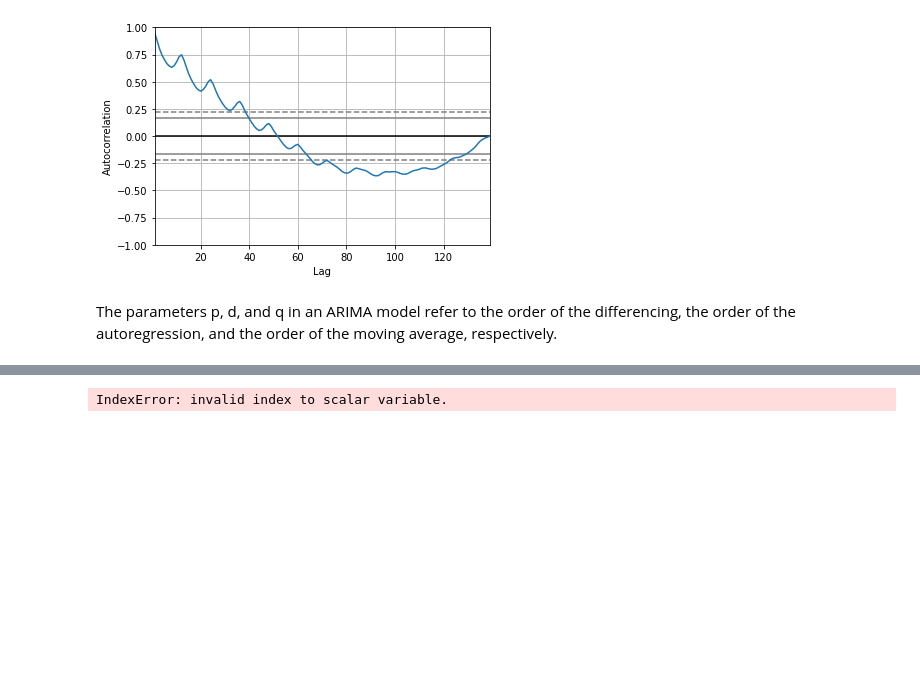
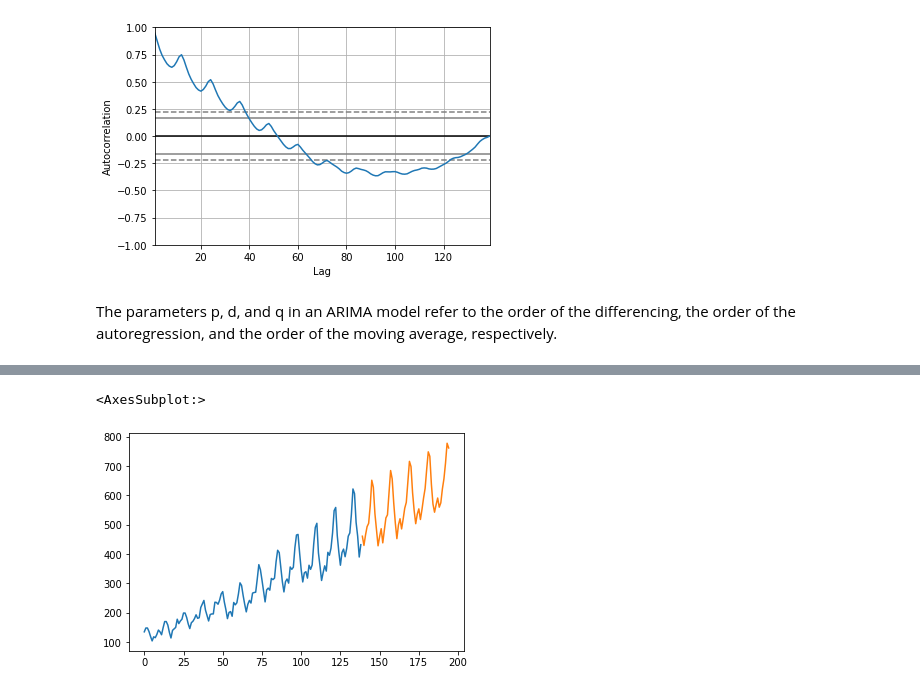
Before and after one commit to Olwar/sales-prediction-ex, a Jupyter notebook: sales_pred.ipynb, the cells around one changed output, grey strips where cells are left out. Cells and saved outputs as stored; diff of their text form; code cells hidden in the pictures; blank space fills up the shorter version.

```diff
--- a/sales_pred.ipynb
+++ b/sales_pred.ipynb
@@ -229,4 +229,4 @@ model = ARIMA(df.sales, order=(40,1,10))
 model_fit = model.fit()
 
 # predict the sales
-y_pred = model_fit.forecast(steps=len(y_test))[0]
+y_pred = model_fit.forecast(steps=len(y_test)*2)
@@ -233,18 +253,19 @@ y_pred = model_fit.forecast(steps=len(y_test))[0]
 # %%
 # calculate the number of days ahead
 days_ahead = len(y_test)
 
 # create a date range for the next n days
-date_rng = pandas.date_range(start=df.sales.index[-1], periods=days_ahead+1, freq='D')
+#date_rng = pandas.date_range(start=df.index[-1], periods=days_ahead+1, freq='D')
 
 # set the date range as the index for y_pred
-y_pred = pandas.Series(y_pred[:,0], index=date_rng[1:])
+#y_pred = pandas.Series(y_pred[:,0], index=date_rng[1:])
 
-# plot the train set and y_pred and y_test
+# plot the sales with the date
 df.sales.plot()
 y_pred.plot()
 # %% [output]
-IndexError: invalid index to scalar variable.
+<AxesSubplot:>
+[figure, added]
 # %%
 # Prophet
 # import the model
```
Also changed, not shown: parts of 4 cells of this notebook, 1 other file.
